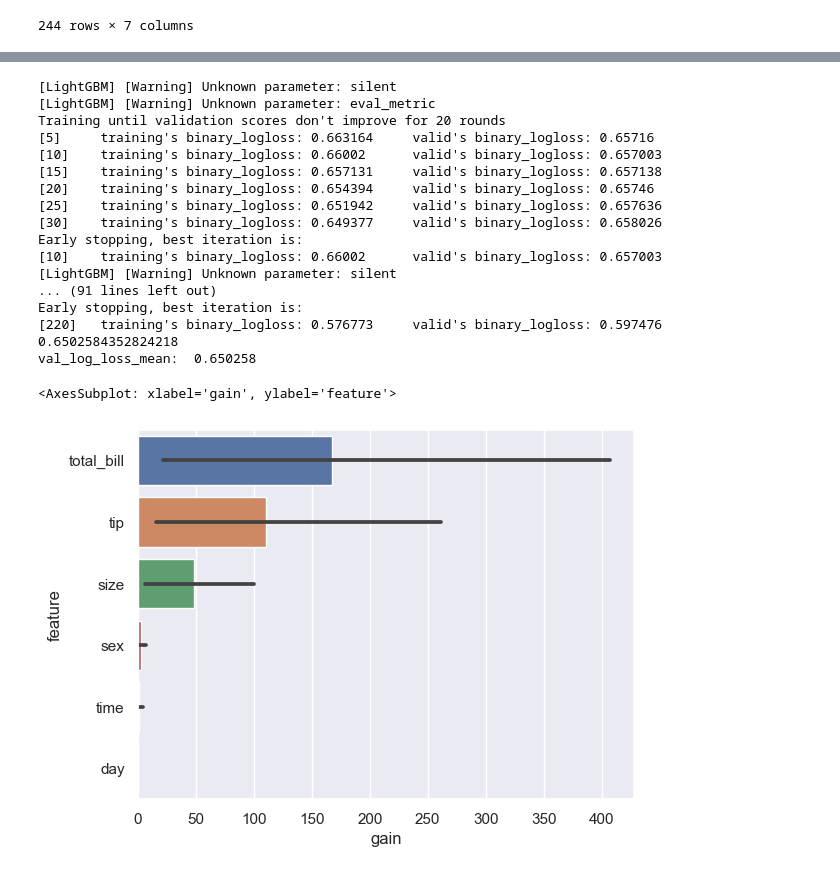
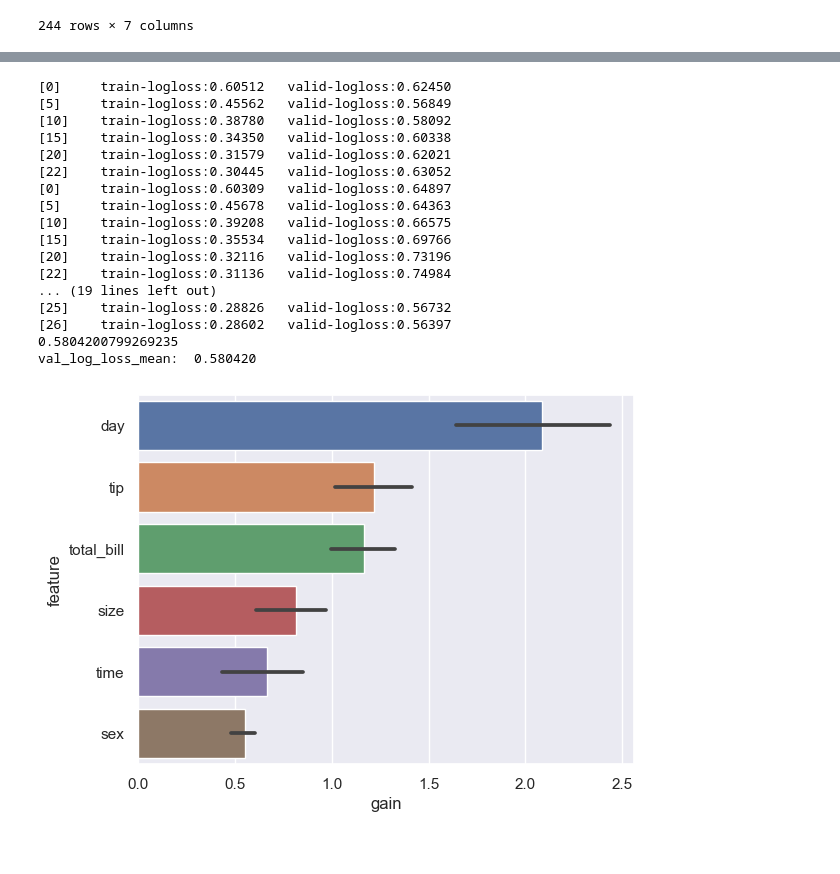
Before and after one commit to ds-tt-code/gbdt_practice, a Jupyter notebook: test.ipynb, the cells around one changed output, grey strips where cells are left out. Cells and saved outputs as stored; diff of their text form; code cells hidden in the pictures.

```diff
--- a/test.ipynb
+++ b/test.ipynb
@@ -57,8 +57,10 @@ loader = d_load.DataLoaderBase(target,
                                load_data)
 # %%
 # 学習
-model_executor = xgb_w.XGBoostWrap(loader, seed=42)
-importance, logloss, preds = model_executor.learn_cv(5)
-print(logloss)
-print(f'val_log_loss_mean: {logloss: 4f}')
-sns.barplot(x='gain', y='feature', data=importance.sort_values('gain', ascending=False))
+def learn_test(cls: type):
+  loader.initialize_data()
+  model_executor = cls(loader, seed=42)
+  importance, logloss, preds = model_executor.learn_cv(5)
+  print(logloss)
+  print(f'val_log_loss_mean: {logloss: 4f}')
+  sns.barplot(x='gain', y='feature', data=importance.sort_values('gain', ascending=False))
@@ -85,30 +67,22 @@ val_log_loss_mean:  0.580420
-# %%
-import gbdt_wrap.gbdt_wrap.lightgbm_wrap as lgb_w
-# 学習
-loader.initialize_data()
-model_executor_lgb = lgb_w.LightGBMWrap(loader, seed=42)
-importance, logloss, preds = model_executor_lgb.learn_cv(5)
-print(logloss)
-print(f'val_log_loss_mean: {logloss: 4f}')
-print(importance)
-sns.barplot(x='gain', y='feature', data=importance.sort_values('gain', ascending=False))
-# %% [output]
-[LightGBM] [Warning] Unknown parameter: silent
-[LightGBM] [Warning] Unknown parameter: eval_metric
-Training until validation scores don't improve for 20 rounds
-[5]     training's binary_logloss: 0.663164     valid's binary_logloss: 0.65716
-[10]    training's binary_logloss: 0.66002      valid's binary_logloss: 0.657003
-[15]    training's binary_logloss: 0.657131     valid's binary_logloss: 0.657138
-[20]    training's binary_logloss: 0.654394     valid's binary_logloss: 0.65746
-[25]    training's binary_logloss: 0.651942     valid's binary_logloss: 0.657636
-[30]    training's binary_logloss: 0.649377     valid's binary_logloss: 0.658026
-Early stopping, best iteration is:
-[10]    training's binary_logloss: 0.66002      valid's binary_logloss: 0.657003
-[LightGBM] [Warning] Unknown parameter: silent
-... (91 lines left out)
-Early stopping, best iteration is:
-[220]   training's binary_logloss: 0.576773     valid's binary_logloss: 0.597476
-0.6502584352824218
-val_log_loss_mean:  0.650258
-<AxesSubplot: xlabel='gain', ylabel='feature'>
-[figure, removed]
+# %%
+import gbdt_wrap.gbdt_wrap.xgboost_wrap as xbg_w
+learn_test(xgb_w.XGBoostWrap)
+# %% [output]
+[0]     train-logloss:0.60512   valid-logloss:0.62450
+[5]     train-logloss:0.45562   valid-logloss:0.56849
+[10]    train-logloss:0.38780   valid-logloss:0.58092
+[15]    train-logloss:0.34350   valid-logloss:0.60338
+[20]    train-logloss:0.31579   valid-logloss:0.62021
+[22]    train-logloss:0.30445   valid-logloss:0.63052
+[0]     train-logloss:0.60309   valid-logloss:0.64897
+[5]     train-logloss:0.45678   valid-logloss:0.64363
+[10]    train-logloss:0.39208   valid-logloss:0.66575
+[15]    train-logloss:0.35534   valid-logloss:0.69766
+[20]    train-logloss:0.32116   valid-logloss:0.73196
+[22]    train-logloss:0.31136   valid-logloss:0.74984
+... (19 lines left out)
+[25]    train-logloss:0.28826   valid-logloss:0.56732
+[26]    train-logloss:0.28602   valid-logloss:0.56397
+0.5804200799269235
+val_log_loss_mean:  0.580420
+[figure, added]
```
Also changed, not shown: parts of 3 cells of this notebook, 2 other files.
